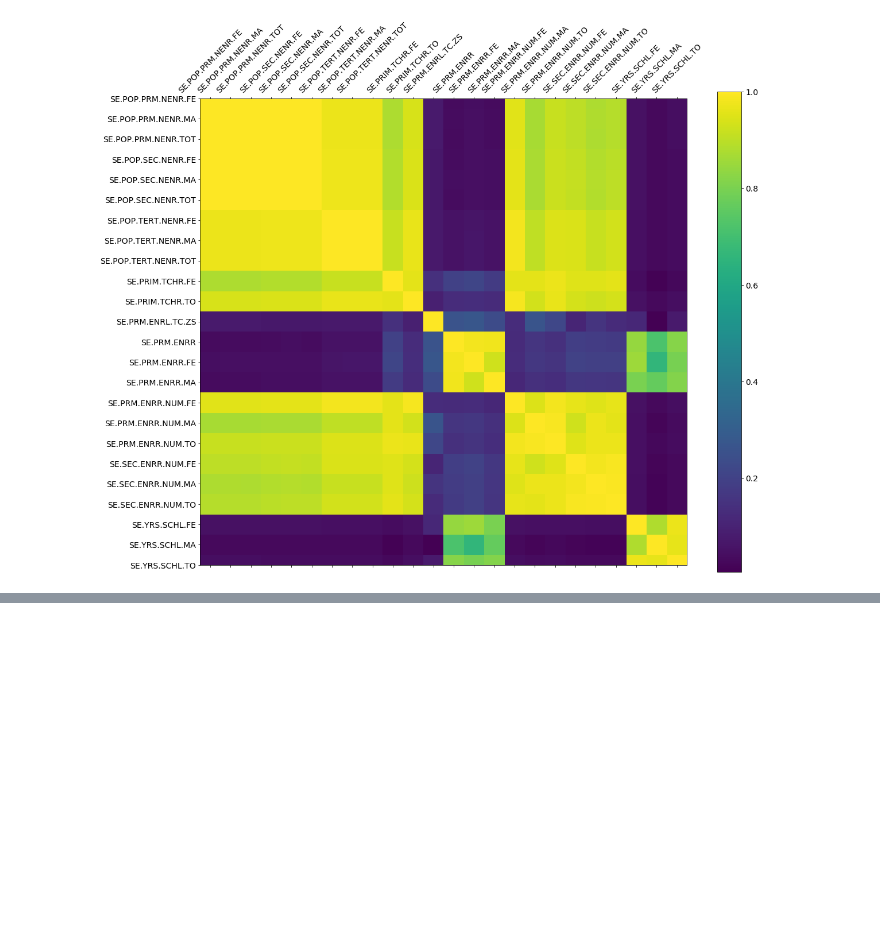
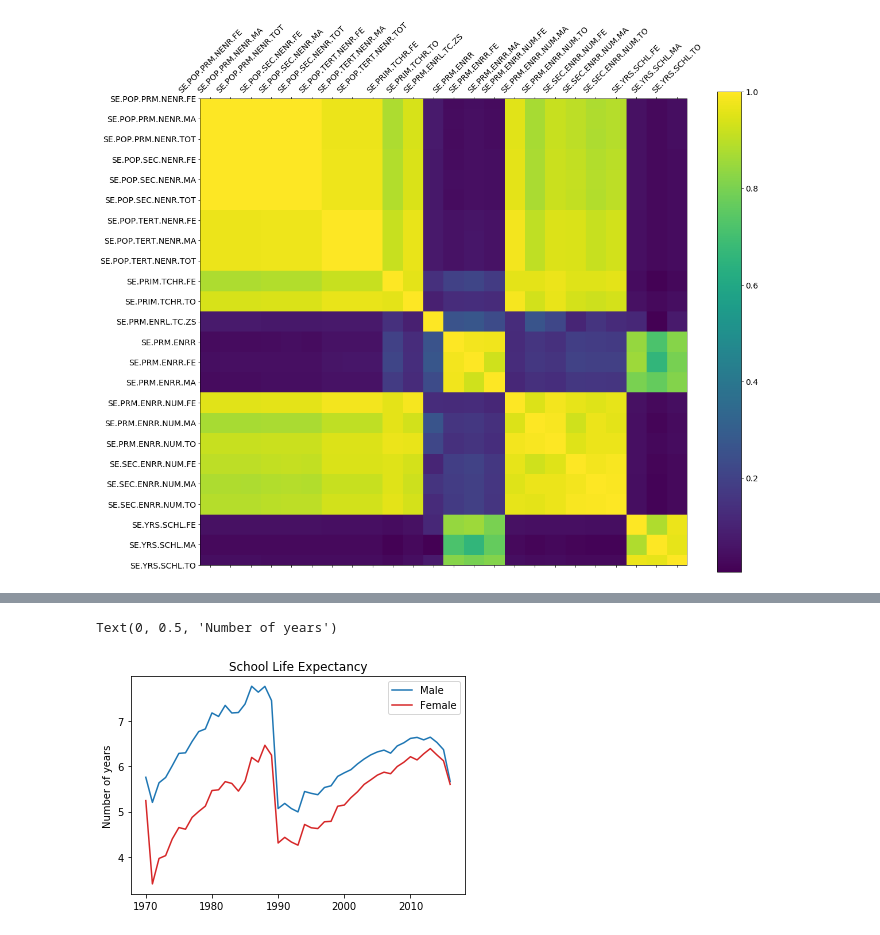
Before and after one commit to GhaliAmir/Education-In-Africa, a Jupyter notebook: Project.ipynb, the cells around one changed output, grey strips where cells are left out. Saved outputs shown, nothing was run; the diff lists cells and outputs as text; code cells hidden in the pictures; blank space fills up the shorter version.

```diff
--- a/Project.ipynb
+++ b/Project.ipynb
@@ -219,0 +422,9 @@ corr_keep.style.background_gradient(cmap='coolwarm').set_precision(3)
+# %%
+#For a better look in diff between the 2 genders!!
+plt.plot(db_afr_ind_6.Year,db_afr_ind_6.Value,db_afr_ind_5.Year,db_afr_ind_5.Value,'tab:red')
+plt.title('School Life Expectancy')
+plt.legend(['Male','Female'])
+plt.ylabel('Number of years')
+# %% [output]
+Text(0, 0.5, 'Number of years')
+[figure, added]
```
Also changed, not shown: parts of 33 cells of this notebook.
